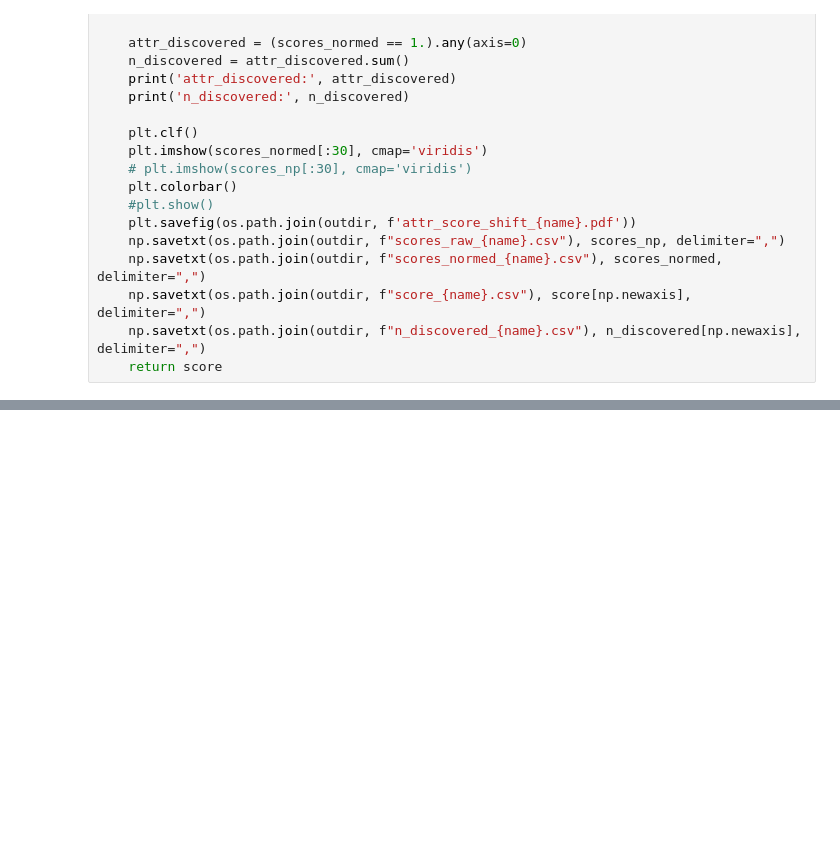
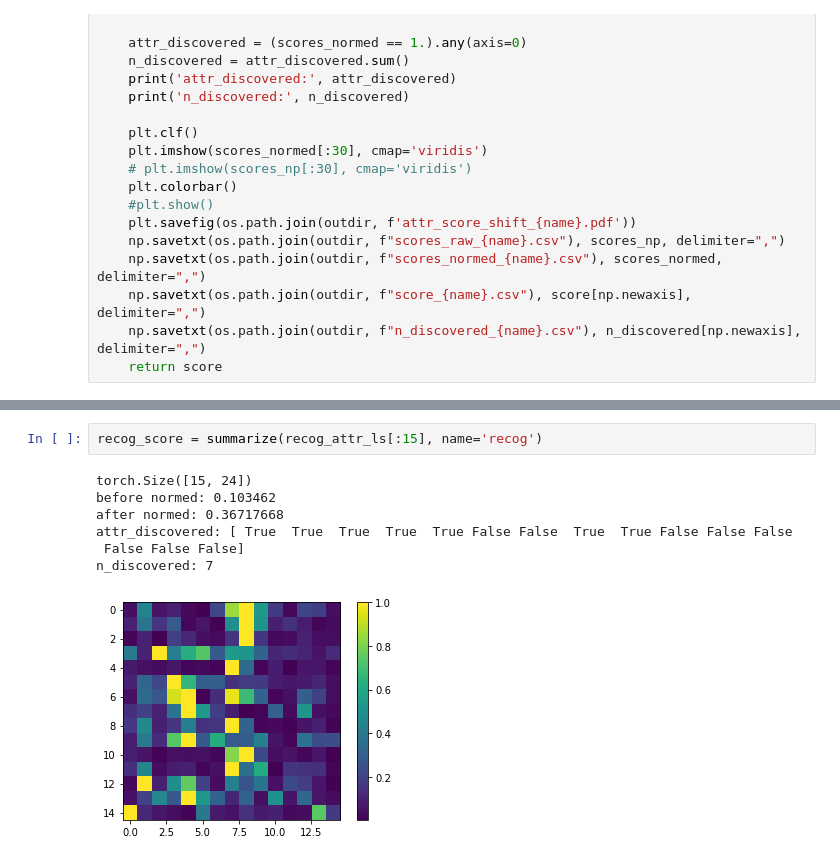
Before and after one commit to zhuxinqimac/stylegan2-ada-pytorch, a Jupyter notebook: eval_nav_nb.ipynb, the cells around one changed output, grey strips where cells are left out. Saved outputs shown, nothing was run; the diff lists cells and outputs as text; blank space fills up the shorter version.

```diff
--- a/eval_nav_nb.ipynb
+++ b/eval_nav_nb.ipynb
@@ -359,0 +396,10 @@ n_discovered: 8
+# %%
+recog_score = summarize(recog_attr_ls[:15], name='recog')
+# %% [output]
+torch.Size([15, 24])
+before normed: 0.103462
+after normed: 0.36717668
+attr_discovered: [ True  True  True  True  True False False  True  True False False False
+ False False False]
+n_discovered: 7
+[figure, added]
```
Also changed, not shown: parts of 20 cells of this notebook, 3 other files.
